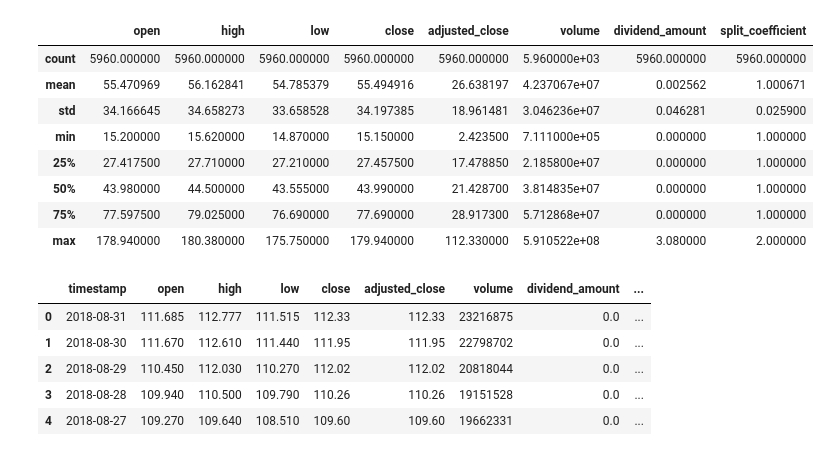
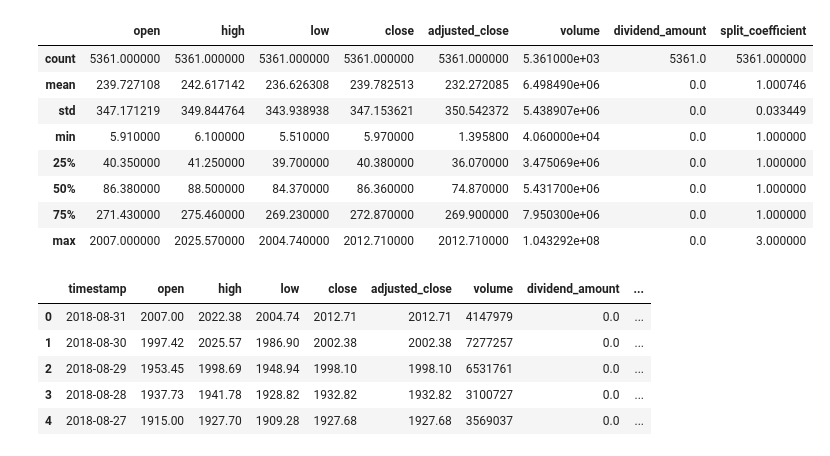
Before and after one commit to czhao39/stock-dnn, a Jupyter notebook: stockdnn.ipynb, the cells around one changed output. Cells and saved outputs as stored; diff of their text form; code cells hidden in the pictures.

```diff
--- a/stockdnn.ipynb
+++ b/stockdnn.ipynb
@@ -14,27 +15,27 @@ from tensorflow.python.data import Dataset
 
 tf.logging.set_verbosity(tf.logging.ERROR)
 # %%
-daily_adjusted_df = raw_data.get_time_series_daily_adjusted("msft")
+daily_adjusted_df = raw_data.get_time_series_daily_adjusted("amzn")
 prediction_period = 1  # predict 1 day into the future
 
 display.display(daily_adjusted_df.describe())
 display.display(daily_adjusted_df.head(5))
 # %% [output]
 |  | open | high | low | close | adjusted_close | volume | dividend_amount | split_coefficient |
-| count | 5960.000000 | 5960.000000 | 5960.000000 | 5960.000000 | 5960.000000 | 5.960000e+03 | 5960.000000 | 5960.000000 |
-| mean | 55.470969 | 56.162841 | 54.785379 | 55.494916 | 26.638197 | 4.237067e+07 | 0.002562 | 1.000671 |
-| std | 34.166645 | 34.658273 | 33.658528 | 34.197385 | 18.961481 | 3.046236e+07 | 0.046281 | 0.025900 |
-| min | 15.200000 | 15.620000 | 14.870000 | 15.150000 | 2.423500 | 7.111000e+05 | 0.000000 | 1.000000 |
-| 25% | 27.417500 | 27.710000 | 27.210000 | 27.457500 | 17.478850 | 2.185800e+07 | 0.000000 | 1.000000 |
-| 50% | 43.980000 | 44.500000 | 43.555000 | 43.990000 | 21.428700 | 3.814835e+07 | 0.000000 | 1.000000 |
-| 75% | 77.597500 | 79.025000 | 76.690000 | 77.690000 | 28.917300 | 5.712868e+07 | 0.000000 | 1.000000 |
-| max | 178.940000 | 180.380000 | 175.750000 | 179.940000 | 112.330000 | 5.910522e+08 | 3.080000 | 2.000000 |
+| count | 5361.000000 | 5361.000000 | 5361.000000 | 5361.000000 | 5361.000000 | 5.361000e+03 | 5361.0 | 5361.000000 |
+| mean | 239.727108 | 242.617142 | 236.626308 | 239.782513 | 232.272085 | 6.498490e+06 | 0.0 | 1.000746 |
+| std | 347.171219 | 349.844764 | 343.938938 | 347.153621 | 350.542372 | 5.438907e+06 | 0.0 | 0.033449 |
+| min | 5.910000 | 6.100000 | 5.510000 | 5.970000 | 1.395800 | 4.060000e+04 | 0.0 | 1.000000 |
+| 25% | 40.350000 | 41.250000 | 39.700000 | 40.380000 | 36.070000 | 3.475069e+06 | 0.0 | 1.000000 |
+| 50% | 86.380000 | 88.500000 | 84.370000 | 86.360000 | 74.870000 | 5.431700e+06 | 0.0 | 1.000000 |
+| 75% | 271.430000 | 275.460000 | 269.230000 | 272.870000 | 269.900000 | 7.950300e+06 | 0.0 | 1.000000 |
+| max | 2007.000000 | 2025.570000 | 2004.740000 | 2012.710000 | 2012.710000 | 1.043292e+08 | 0.0 | 3.000000 |
 |  | timestamp | open | high | low | close | adjusted_close | volume | dividend_amount | ... |
-| 0 | 2018-08-31 | 111.685 | 112.777 | 111.515 | 112.33 | 112.33 | 23216875 | 0.0 | ... |
-| 1 | 2018-08-30 | 111.670 | 112.610 | 111.440 | 111.95 | 111.95 | 22798702 | 0.0 | ... |
-| 2 | 2018-08-29 | 110.450 | 112.030 | 110.270 | 112.02 | 112.02 | 20818044 | 0.0 | ... |
-| 3 | 2018-08-28 | 109.940 | 110.500 | 109.790 | 110.26 | 110.26 | 19151528 | 0.0 | ... |
-| 4 | 2018-08-27 | 109.270 | 109.640 | 108.510 | 109.60 | 109.60 | 19662331 | 0.0 | ... |
+| 0 | 2018-08-31 | 2007.00 | 2022.38 | 2004.74 | 2012.71 | 2012.71 | 4147979 | 0.0 | ... |
+| 1 | 2018-08-30 | 1997.42 | 2025.57 | 1986.90 | 2002.38 | 2002.38 | 7277257 | 0.0 | ... |
+| 2 | 2018-08-29 | 1953.45 | 1998.69 | 1948.94 | 1998.10 | 1998.10 | 6531761 | 0.0 | ... |
+| 3 | 2018-08-28 | 1937.73 | 1941.78 | 1928.82 | 1932.82 | 1932.82 | 3100727 | 0.0 | ... |
+| 4 | 2018-08-27 | 1915.00 | 1927.70 | 1909.28 | 1927.68 | 1927.68 | 3569037 | 0.0 | ... |
 # %%
 def preprocess_daily_adjusted_df(daily_adjusted_df, prediction_period, means=None, stds=None):
     selected_features = daily_adjusted_df[[
```
Also changed, not shown: parts of 9 cells of this notebook.
